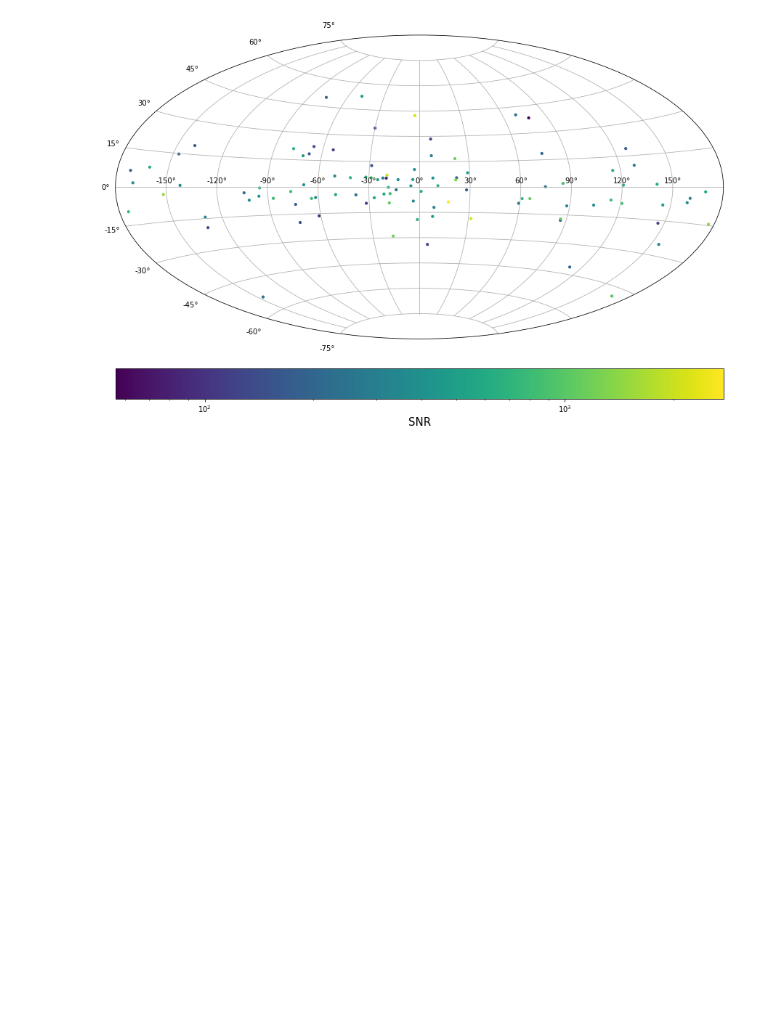
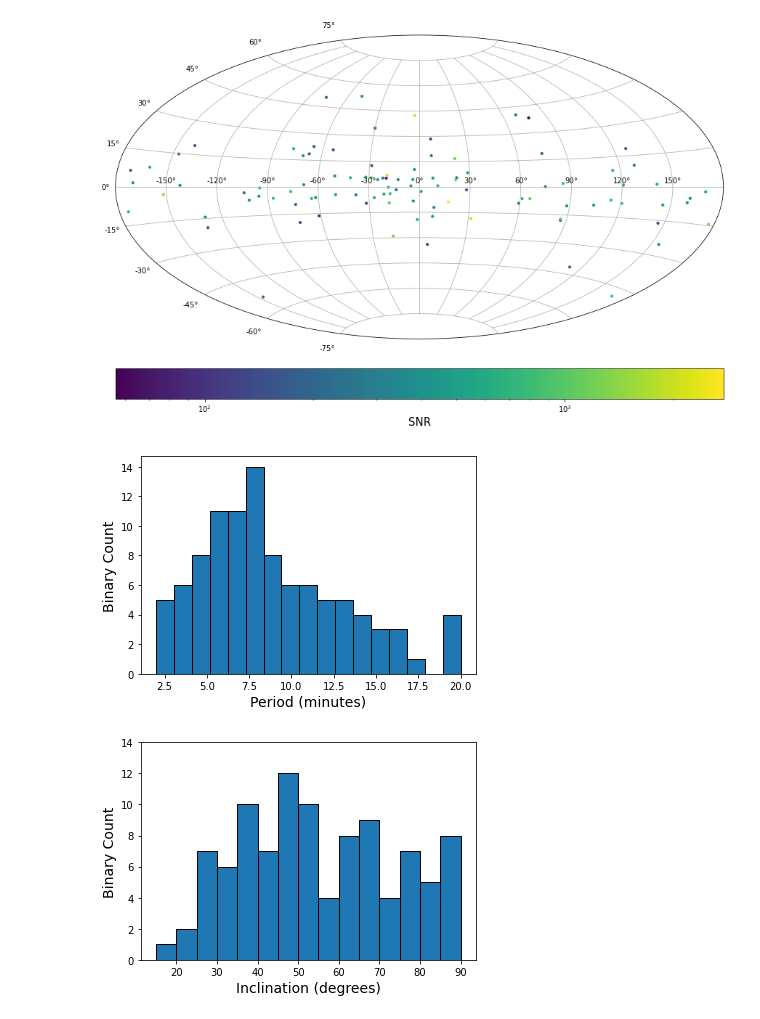
Before and after one commit to mcoughlin/gwemlisa, a Jupyter notebook: ldasoft/gbfisher_example/select_gbfisher_binaries_for_gbmcmc.ipynb, the cells around one changed output. Saved outputs shown, nothing was run; the diff lists cells and outputs as text; code cells hidden in the pictures; blank space fills up the shorter version.

Commit message:
modify several ipython scripts and fix minor binary numbering issue

```diff
--- a/ldasoft/gbfisher_example/select_gbfisher_binaries_for_gbmcmc.ipynb
+++ b/ldasoft/gbfisher_example/select_gbfisher_binaries_for_gbmcmc.ipynb
@@ -182,6 +182,24 @@ cbar.set_label(label='SNR',size=15)
 [figure]
 [figure]
 [figure]
+# %%
+bins = np.linspace(2,20,18)
+
+plt.hist(2/(60*catalog['f'][cut]), bins, histtype='bar', ec='black')
+plt.xlabel('Period (minutes)',fontsize=14)
+plt.ylabel('Binary Count',fontsize=14)
+plt.show()
+
+bins = np.linspace(15,90,16)
+
+plt.hist(90-abs(np.degrees(catalog[cut]['inclination'])-90), bins, histtype='bar', ec='black')
+plt.xlabel('Inclination (degrees)',fontsize=14)
+plt.yticks(np.linspace(0,14,8))
+plt.ylabel('Binary Count',fontsize=14)
+plt.show()
+# %% [output]
+[figure, added]
+[figure, added]
 # %%
 # # Create gbmcmc input file for selected binaries
 # gbmcmc_columns = ['f','fdot','colatitude','longitude','amplitude','inclination','polarization','phase']
```
Also changed, not shown: parts of 1 cell of this notebook, 6 other files.
